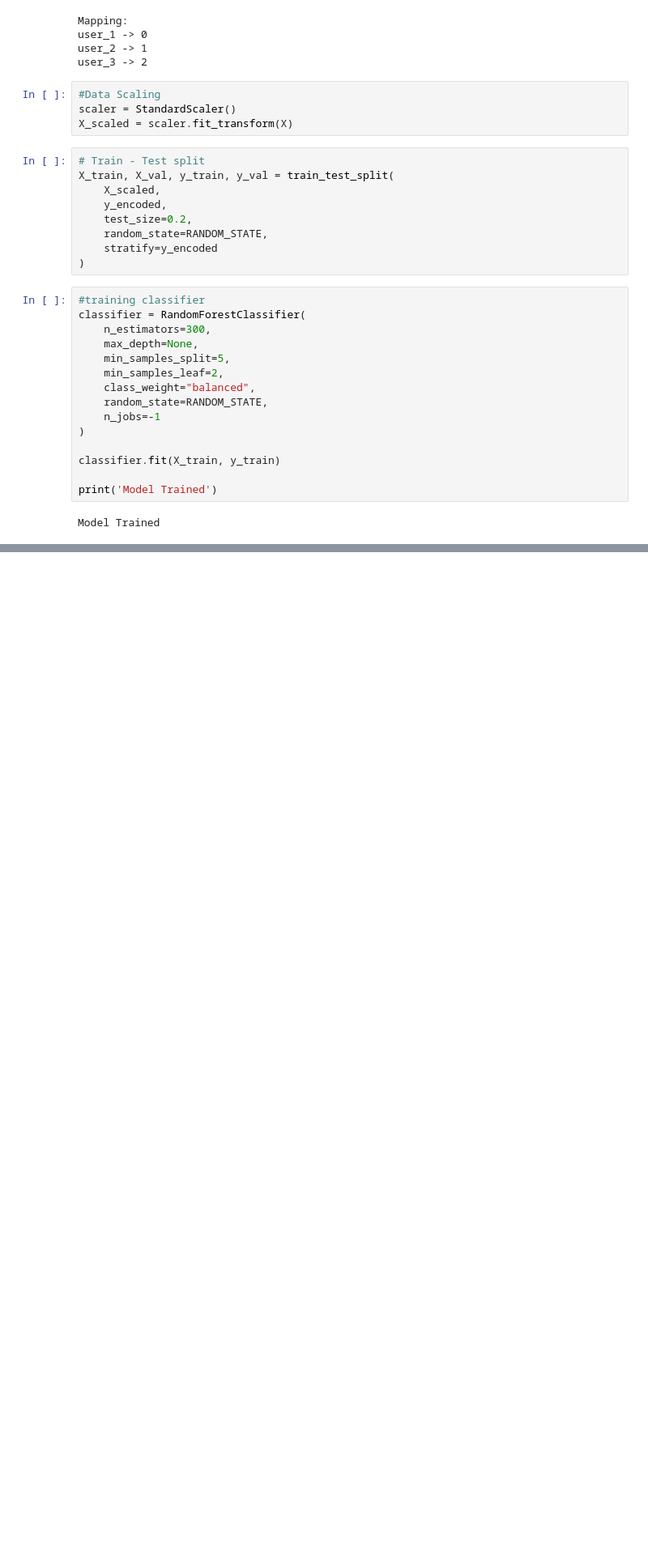
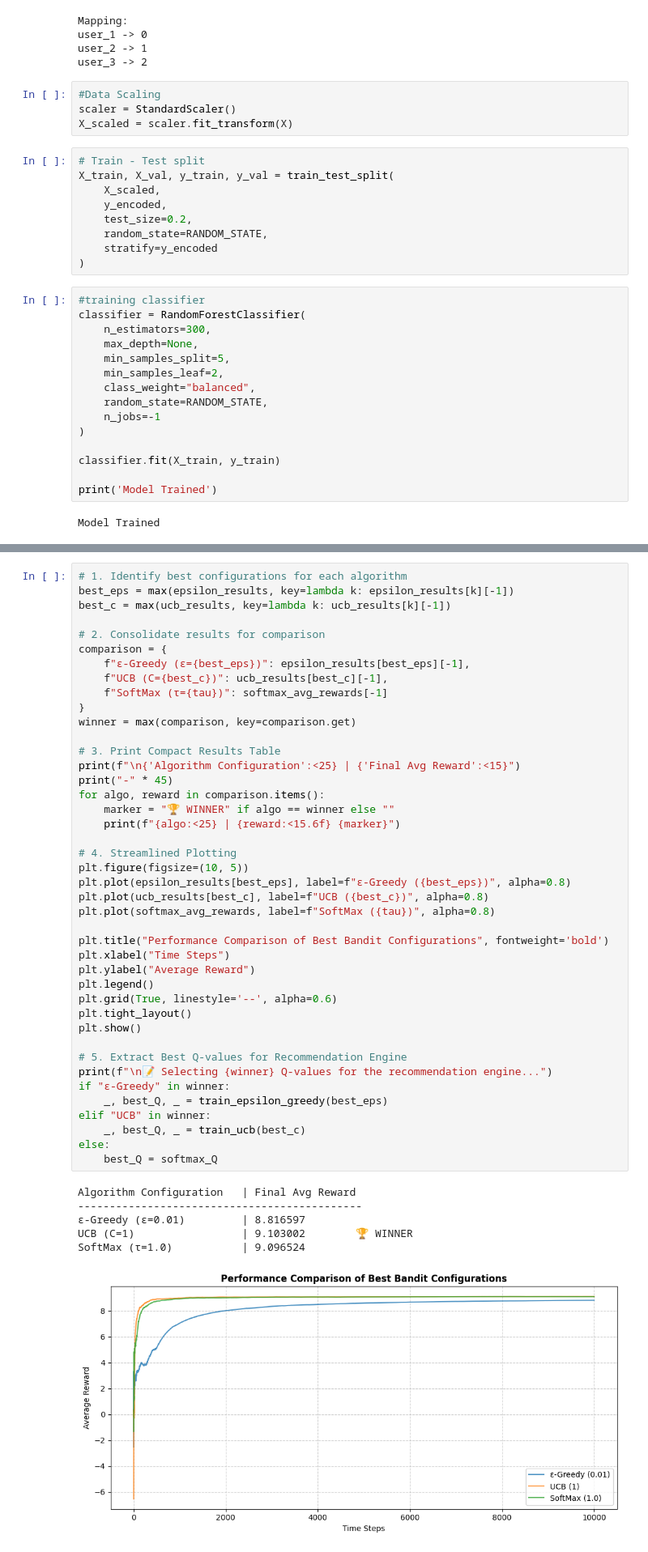
Before and after one commit to Aarav6790/lab3-contextual-bandit, a Jupyter notebook: lab3_results_U20230092.ipynb, the cells around one changed output, grey strips where cells are left out. Shown at 81% size. Cells and saved outputs as stored; diff of their text form; blank space fills up the shorter version.

```diff
--- a/lab3_results_U20230092.ipynb
+++ b/lab3_results_U20230092.ipynb
@@ -115,0 +397,49 @@ weighted avg       0.90      0.90      0.90       400
+# %%
+# 1. Identify best configurations for each algorithm
+best_eps = max(epsilon_results, key=lambda k: epsilon_results[k][-1])
+best_c = max(ucb_results, key=lambda k: ucb_results[k][-1])
+
+# 2. Consolidate results for comparison
+comparison = {
+    f"ε-Greedy (ε={best_eps})": epsilon_results[best_eps][-1],
+    f"UCB (C={best_c})": ucb_results[best_c][-1],
+    f"SoftMax (τ={tau})": softmax_avg_rewards[-1]
+}
+winner = max(comparison, key=comparison.get)
+
+# 3. Print Compact Results Table
+print(f"\n{'Algorithm Configuration':<25} | {'Final Avg Reward':<15}")
+print("-" * 45)
+for algo, reward in comparison.items():
+    marker = "🏆 WINNER" if algo == winner else ""
+    print(f"{algo:<25} | {reward:<15.6f} {marker}")
+
+# 4. Streamlined Plotting
+plt.figure(figsize=(10, 5))
+plt.plot(epsilon_results[best_eps], label=f"ε-Greedy ({best_eps})", alpha=0.8)
+plt.plot(ucb_results[best_c], label=f"UCB ({best_c})", alpha=0.8)
+plt.plot(softmax_avg_rewards, label=f"SoftMax ({tau})", alpha=0.8)
+
+plt.title("Performance Comparison of Best Bandit Configurations", fontweight='bold')
+plt.xlabel("Time Steps")
+plt.ylabel("Average Reward")
+plt.legend()
+plt.grid(True, linestyle='--', alpha=0.6)
+plt.tight_layout()
+plt.show()
+
+# 5. Extract Best Q-values for Recommendation Engine
+print(f"\n📝 Selecting {winner} Q-values for the recommendation engine...")
+if "ε-Greedy" in winner:
+    _, best_Q, _ = train_epsilon_greedy(best_eps)
+elif "UCB" in winner:
+    _, best_Q, _ = train_ucb(best_c)
+else:
+    best_Q = softmax_Q
+# %% [output]
+Algorithm Configuration   | Final Avg Reward
+---------------------------------------------
+ε-Greedy (ε=0.01)         | 8.816597
+UCB (C=1)                 | 9.103002        🏆 WINNER
+SoftMax (τ=1.0)           | 9.096524
+[figure, added]
```
Also changed, not shown: parts of 22 cells of this notebook.
